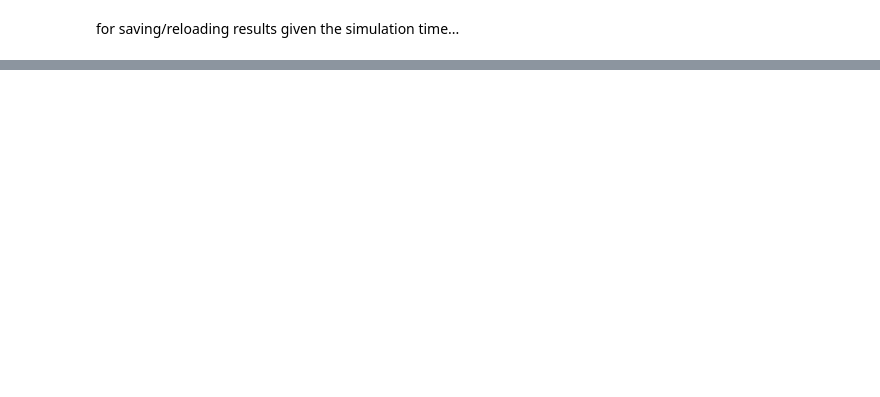
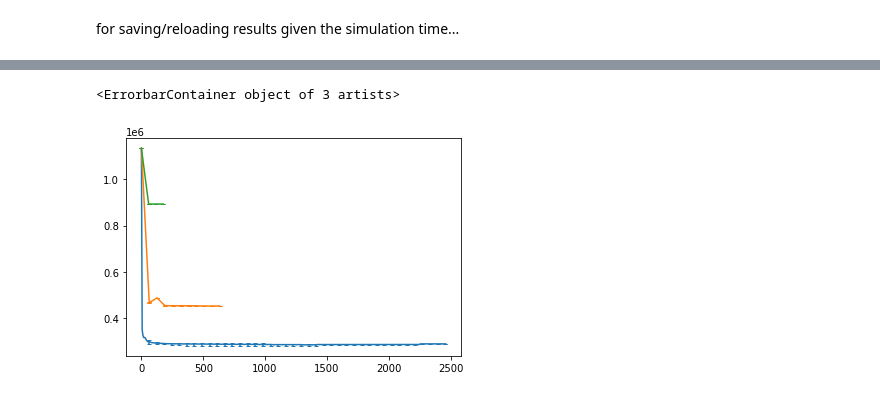
Before and after one commit to DesignEngrLab/resil_opt_examples, a Jupyter notebook: Cooling Tank Problem/Tank Optimization.ipynb, the cells around one changed output, grey strips where cells are left out. Drawn from its saved outputs; the diff is of its cells as text; code cells hidden in the pictures; blank space fills up the shorter version.

```diff
--- a/Cooling Tank Problem/Tank Optimization.ipynb
+++ b/Cooling Tank Problem/Tank Optimization.ipynb
@@ -388,0 +544,25 @@ fhists_bi, fhists_alt_nocr, fhists_alt, fstars_bi, fstars_alt_notcr, fstars_alt,
+# %%
+def create_avg_hist(fhists, thists):
+    lens = [len(hists) for hists in fhists]
+    maxlen=max(lens)
+    maxind=np.argmax(lens)
+    thist = thists[maxind]
+
+    fhist_avg = []; fhist_min =[]; fhist_max = []; fhist_std=[]
+    for i in range(maxlen):
+        mean_f = np.mean([hist[i] for hist in fhists if i < len(hist)])
+        fhist_avg.append(mean_f)
+        fhist_min.append(mean_f-np.min([hist[i] for hist in fhists if i < len(hist)]))
+        fhist_max.append(np.max([hist[i] for hist in fhists if i < len(hist)])-mean_f)
+        fhist_std.append(np.std([hist[i] for hist in fhists if i < len(hist)]))
+    return thist, fhist_avg, fhist_min, fhist_max, fhist_std
+# %%
+thist, fhist_avg, fhist_min, fhist_max, fhist_std = create_avg_hist(fhists_bi, thists_bi)
+plt.errorbar(thist,fhist_avg, yerr =(fhist_min, fhist_max),errorevery=10,capsize=2) #
+thist, fhist_avg, fhist_min, fhist_max, fhist_std = create_avg_hist(fhists_alt, thists_alt)
+plt.errorbar(thist,fhist_avg, yerr =(fhist_min, fhist_max),capsize=2) #
+thist, fhist_avg, fhist_min, fhist_max, fhist_std = create_avg_hist(fhists_alt_nocr, thists_alt_nocr)
+plt.errorbar(thist,fhist_avg, yerr =(fhist_min, fhist_max),capsize=2) #
+# %% [output]
+<ErrorbarContainer object of 3 artists>
+[figure, added]
```
Also changed, not shown: parts of 14 cells of this notebook, 2 other files.
